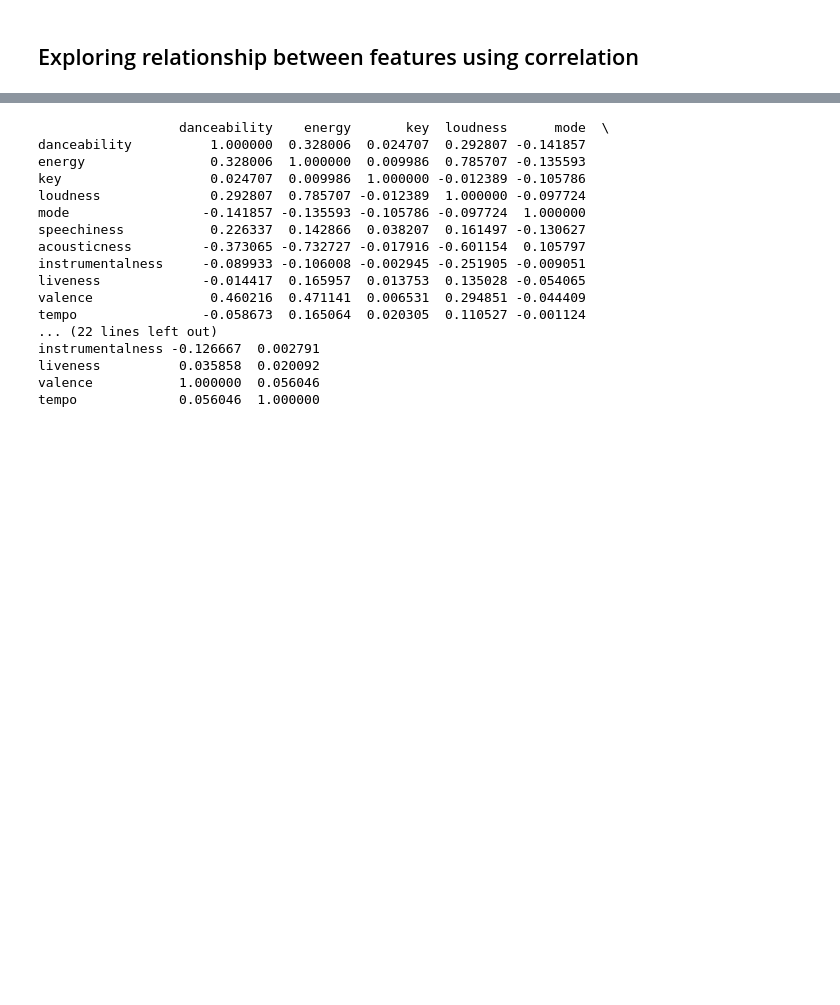
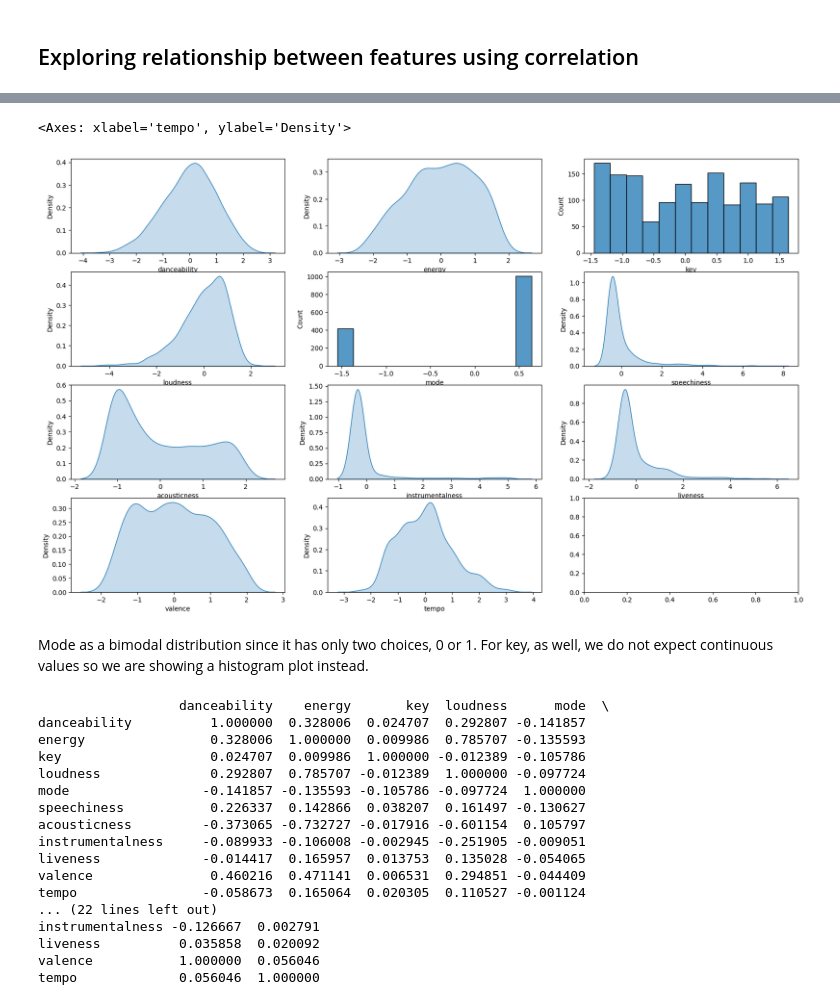
Before and after one commit to aakanksha1dutta/MOODSIC, a Jupyter notebook: 2_EDA_and_Modelling.ipynb, the cells around one changed output, grey strips where cells are left out. Cells and saved outputs as stored; diff of their text form; code cells hidden in the pictures; blank space fills up the shorter version.

```diff
--- a/2_EDA_and_Modelling.ipynb
+++ b/2_EDA_and_Modelling.ipynb
@@ -125,3 +132,23 @@ features_df.describe()
+# %%
+fig, axs= plt.subplots(4,3, figsize = (20,12))
+
+sns.kdeplot(data = features_df, x = features[0], fill=True,ax=axs[0,0])
+sns.kdeplot(data = features_df, x = features[1], fill=True,ax=axs[0,1])
+sns.histplot(data = features_df, x = features[2], fill=True,ax=axs[0,2])
+sns.kdeplot(data = features_df, x = features[3], fill=True,ax=axs[1,0])
+sns.histplot(data = features_df, x = features[4], fill=True,ax=axs[1,1])
+sns.kdeplot(data = features_df, x = features[5], fill=True,ax=axs[1,2])
+sns.kdeplot(data = features_df, x = features[6], fill=True,ax=axs[2,0])
+sns.kdeplot(data = features_df, x = features[7], fill=True,ax=axs[2,1])
+sns.kdeplot(data = features_df, x = features[8], fill=True,ax=axs[2,2])
+sns.kdeplot(data = features_df, x = features[9], fill=True,ax=axs[3,0])
+sns.kdeplot(data = features_df, x = features[10], fill=True,ax=axs[3,1])
+# %% [output]
+<Axes: xlabel='tempo', ylabel='Density'>
+[figure, added]
+# %% [markdown]
+Mode as a bimodal distribution since it has only two choices, 0 or 1.
+For key, as well, we do not expect continuous values so we are showing a histogram plot instead.
 # %%
 # finding correlation between features
 corr_matrix = features_df.corr()
```
Also changed, not shown: parts of 23 cells of this notebook, 4 other files.
